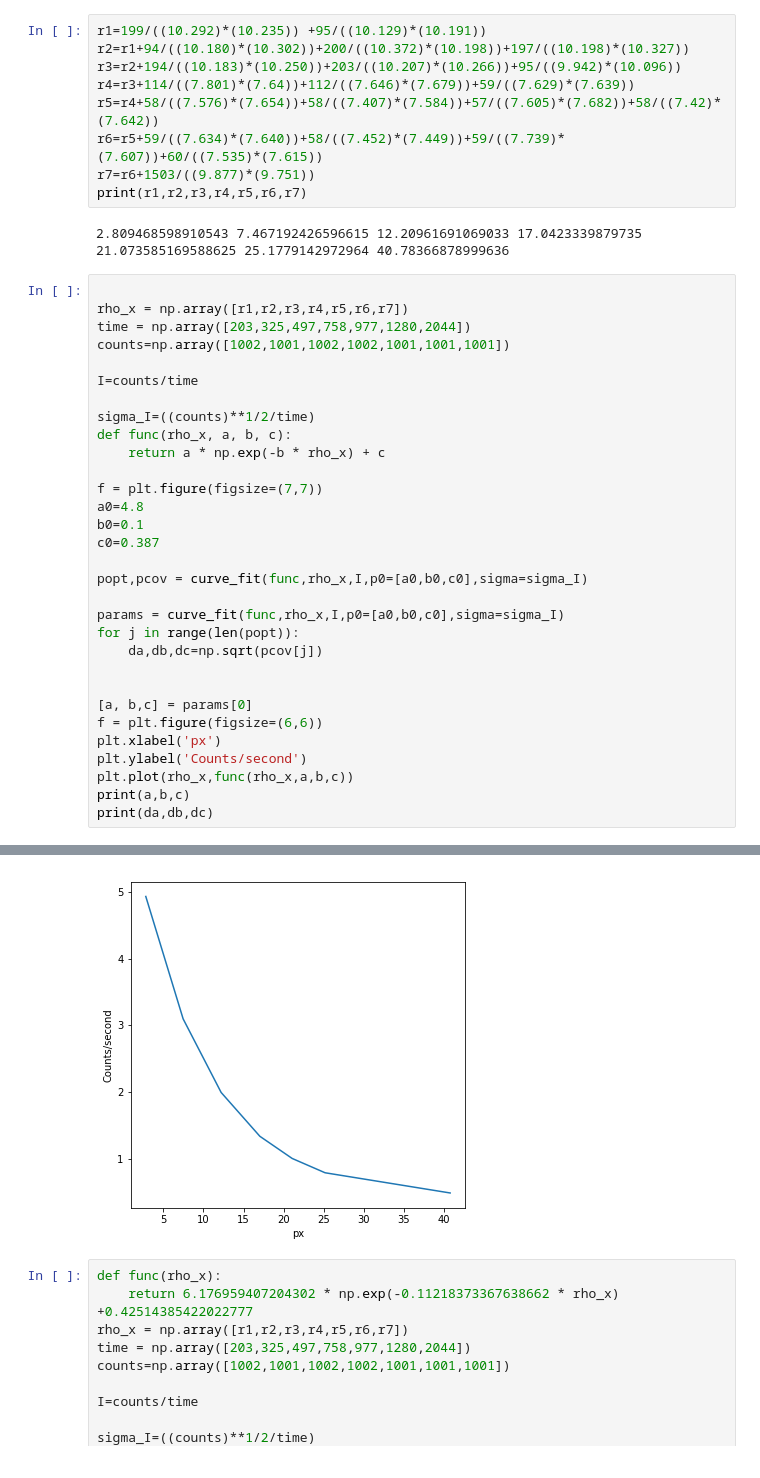
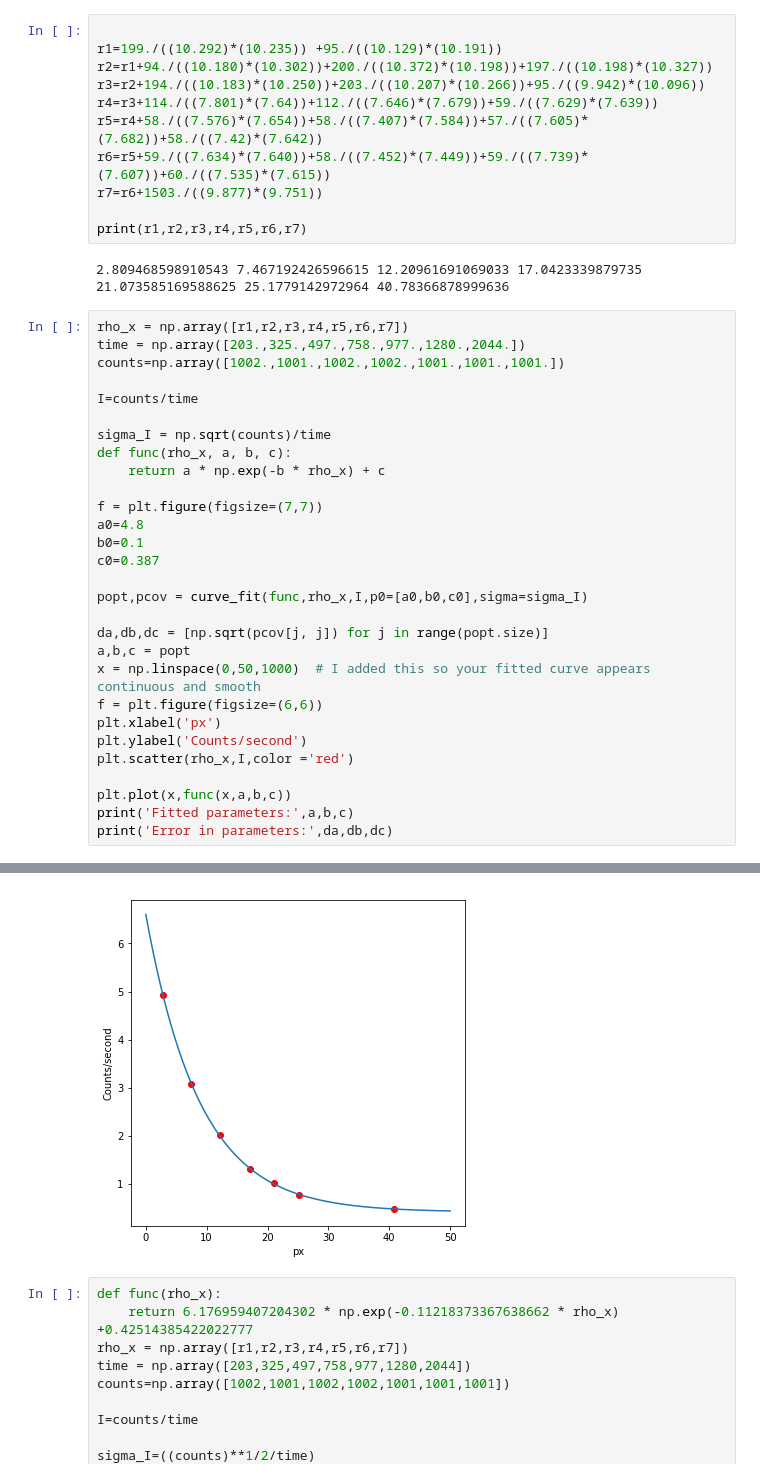
Before and after one commit to apatania/Radiation-Lab, a Jupyter notebook: Lead shielding.ipynb, the cells around one changed output, grey strips where cells are left out. Saved outputs shown, nothing was run; the diff lists cells and outputs as text.

```diff
--- a/Lead shielding.ipynb
+++ b/Lead shielding.ipynb
@@ -4,25 +4,26 @@ import numpy as np
 import matplotlib.pyplot as plt
 from scipy.optimize import curve_fit
 # %%
-r1=199/((10.292)*(10.235)) +95/((10.129)*(10.191))
-r2=r1+94/((10.180)*(10.302))+200/((10.372)*(10.198))+197/((10.198)*(10.327))
-r3=r2+194/((10.183)*(10.250))+203/((10.207)*(10.266))+95/((9.942)*(10.096))
-r4=r3+114/((7.801)*(7.64))+112/((7.646)*(7.679))+59/((7.629)*(7.639))
-r5=r4+58/((7.576)*(7.654))+58/((7.407)*(7.584))+57/((7.605)*(7.682))+58/((7.42)*(7.642))
-r6=r5+59/((7.634)*(7.640))+58/((7.452)*(7.449))+59/((7.739)*(7.607))+60/((7.535)*(7.615))
-r7=r6+1503/((9.877)*(9.751))
+
+r1=199./((10.292)*(10.235)) +95./((10.129)*(10.191))
+r2=r1+94./((10.180)*(10.302))+200./((10.372)*(10.198))+197./((10.198)*(10.327))
+r3=r2+194./((10.183)*(10.250))+203./((10.207)*(10.266))+95./((9.942)*(10.096))
+r4=r3+114./((7.801)*(7.64))+112./((7.646)*(7.679))+59./((7.629)*(7.639))
+r5=r4+58./((7.576)*(7.654))+58./((7.407)*(7.584))+57./((7.605)*(7.682))+58./((7.42)*(7.642))
+r6=r5+59./((7.634)*(7.640))+58./((7.452)*(7.449))+59./((7.739)*(7.607))+60./((7.535)*(7.615))
+r7=r6+1503./((9.877)*(9.751))
+
 print(r1,r2,r3,r4,r5,r6,r7)
 # %% [output]
 2.809468598910543 7.467192426596615 12.20961691069033 17.0423339879735 21.073585169588625 25.1779142972964 40.78366878999636
 # %%
-
 rho_x = np.array([r1,r2,r3,r4,r5,r6,r7])
-time = np.array([203,325,497,758,977,1280,2044])
-counts=np.array([1002,1001,1002,1002,1001,1001,1001])
+time = np.array([203.,325.,497.,758.,977.,1280.,2044.])
+counts=np.array([1002.,1001.,1002.,1002.,1001.,1001.,1001.])
 
 I=counts/time
 
-sigma_I=((counts)**1/2/time)
+sigma_I = np.sqrt(counts)/time
 def func(rho_x, a, b, c):
     return a * np.exp(-b * rho_x) + c
 
@@ -33,16 +34,15 @@ c0=0.387
 
 popt,pcov = curve_fit(func,rho_x,I,p0=[a0,b0,c0],sigma=sigma_I)
 
-params = curve_fit(func,rho_x,I,p0=[a0,b0,c0],sigma=sigma_I)
-for j in range(len(popt)):
-    da,db,dc=np.sqrt(pcov[j])
-
-
-[a, b,c] = params[0]
+da,db,dc = [np.sqrt(pcov[j, j]) for j in range(popt.size)]
+a,b,c = popt
+x = np.linspace(0,50,1000)  # I added this so your fitted curve appears continuous and smooth
 f = plt.figure(figsize=(6,6))
 plt.xlabel('px')
 plt.ylabel('Counts/second')
-plt.plot(rho_x,func(rho_x,a,b,c))
-print(a,b,c)
-print(da,db,dc)
+plt.scatter(rho_x,I,color ='red')
+
+plt.plot(x,func(x,a,b,c))
+print('Fitted parameters:',a,b,c)
+print('Error in parameters:',da,db,dc)
 # %% [output]
@@ -51,5 +51,5 @@ print(da,db,dc)
 <Figure size 504x504 with 0 Axes>
-[figure, old version]
+[figure, new version]
 # %%
 def func(rho_x):
     return 6.176959407204302 * np.exp(-0.11218373367638662 * rho_x) +0.42514385422022777
```
Also changed, not shown: parts of 9 cells of this notebook, 1 other file.
